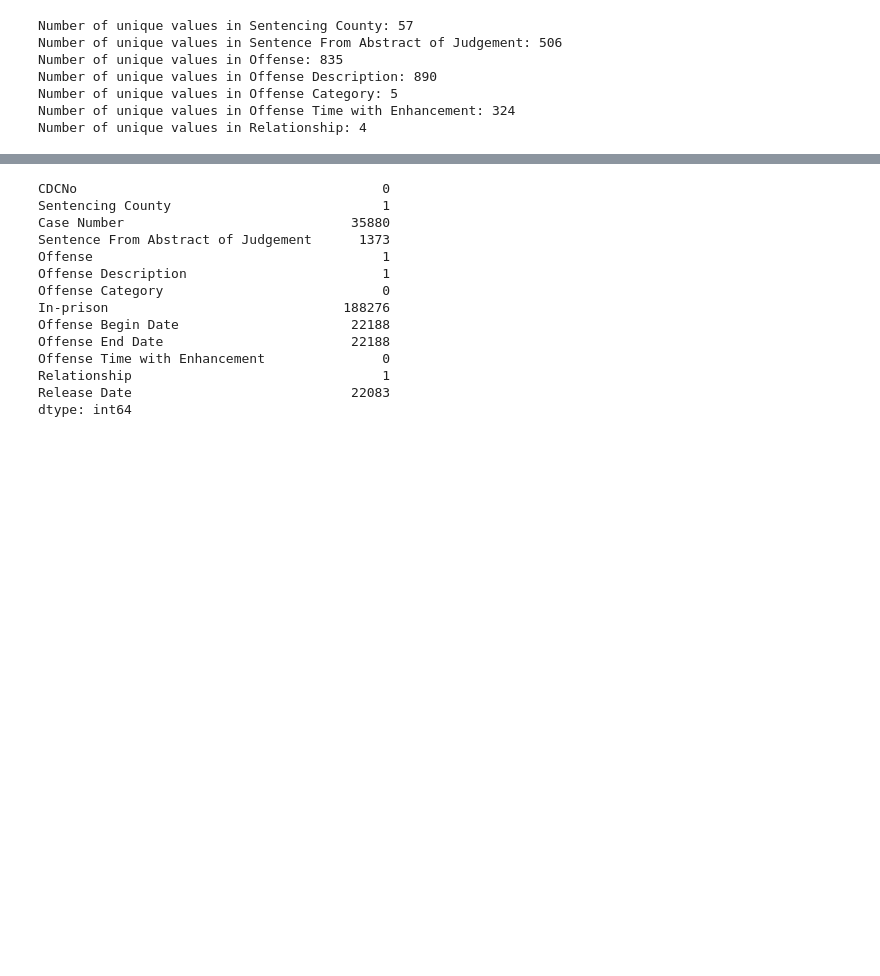
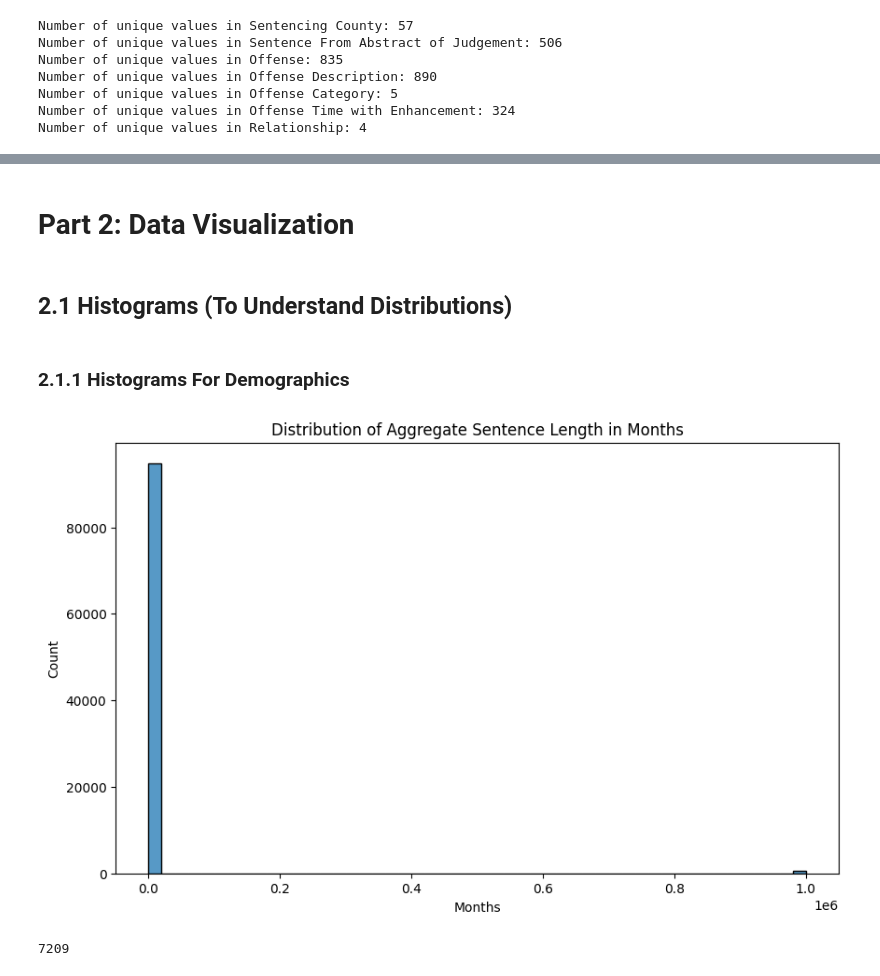
Before and after one commit to julia-epshtein/CS571, a Jupyter notebook: data_exploration.ipynb, the cells around one changed output, grey strips where cells are left out. Drawn from its saved outputs; the diff is of its cells as text; code cells hidden in the pictures; blank space fills up the shorter version.

Commit message:
Cleaned up data exploration code

```diff
--- a/data_exploration.ipynb
+++ b/data_exploration.ipynb
@@ -164,17 +206,21 @@ prior_commitments.head()
-# %%
-prior_commitments.isna().sum()
-# %% [output]
-CDCNo                                       0
-Sentencing County                           1
-Case Number                             35880
-Sentence From Abstract of Judgement      1373
-Offense                                     1
-Offense Description                         1
-Offense Category                            0
-In-prison                              188276
-Offense Begin Date                      22188
-Offense End Date                        22188
-Offense Time with Enhancement               0
-Relationship                                1
-Release Date                            22083
-dtype: int64
+# %% [markdown]
+# Part 2: Data Visualization
+# %% [markdown]
+## 2.1 Histograms (To Understand Distributions)
+# %% [markdown]
+### 2.1.1 Histograms For Demographics
+# %%
+# Distribution of Aggregate Sentence in Months
+plt.figure(figsize=(10, 6))
+sns.histplot(demographics['Aggregate Sentence in Months'], bins=50)
+plt.title('Distribution of Aggregate Sentence Length in Months')
+plt.xlabel('Months')
+plt.ylabel('Count')
+plt.show()
+# %% [output]
+[figure, added]
+# %%
+# Check how many values don't make sense
+len(demographics[demographics['Aggregate Sentence in Months'] > 2000])
+# %% [output]
+7209
```
Also changed, not shown: parts of 42 cells of this notebook, 1 other file.
